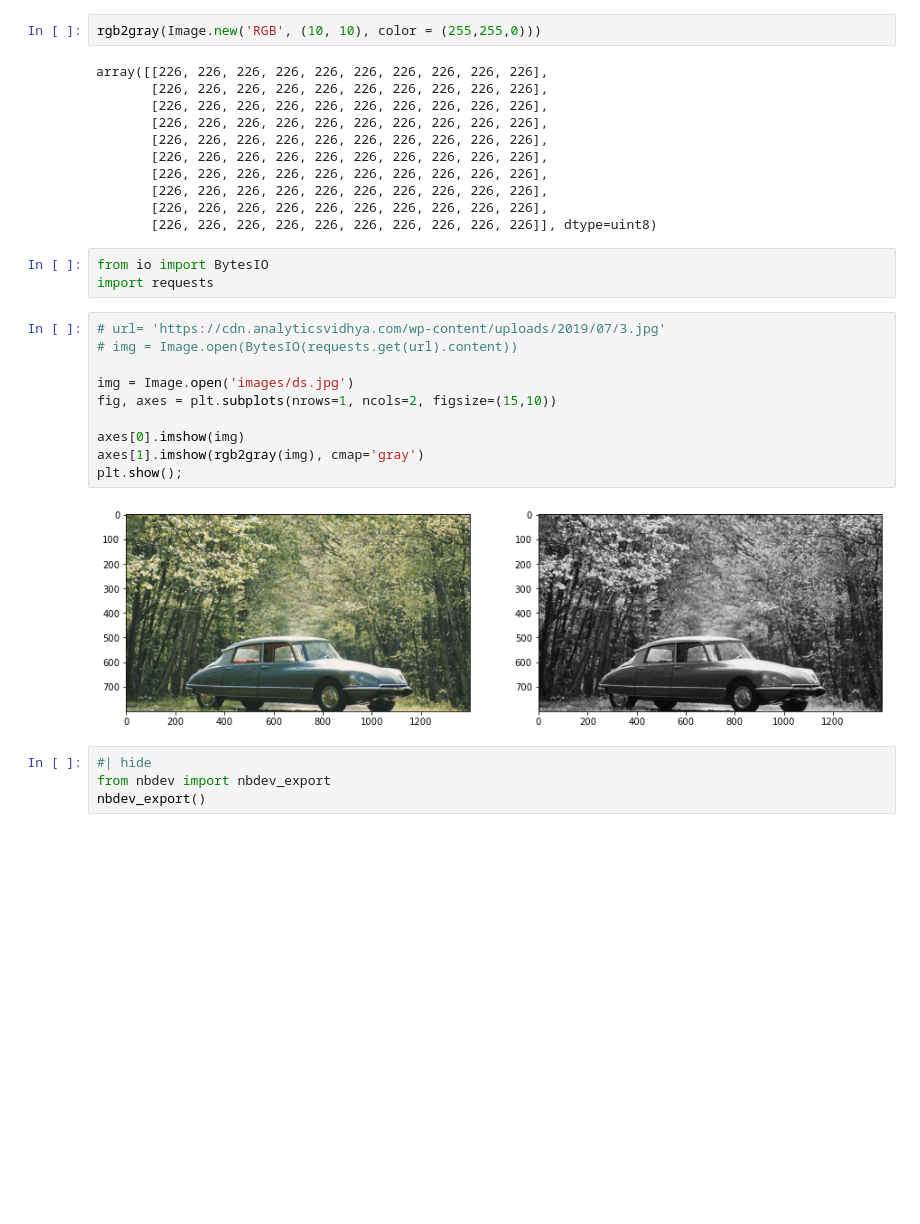
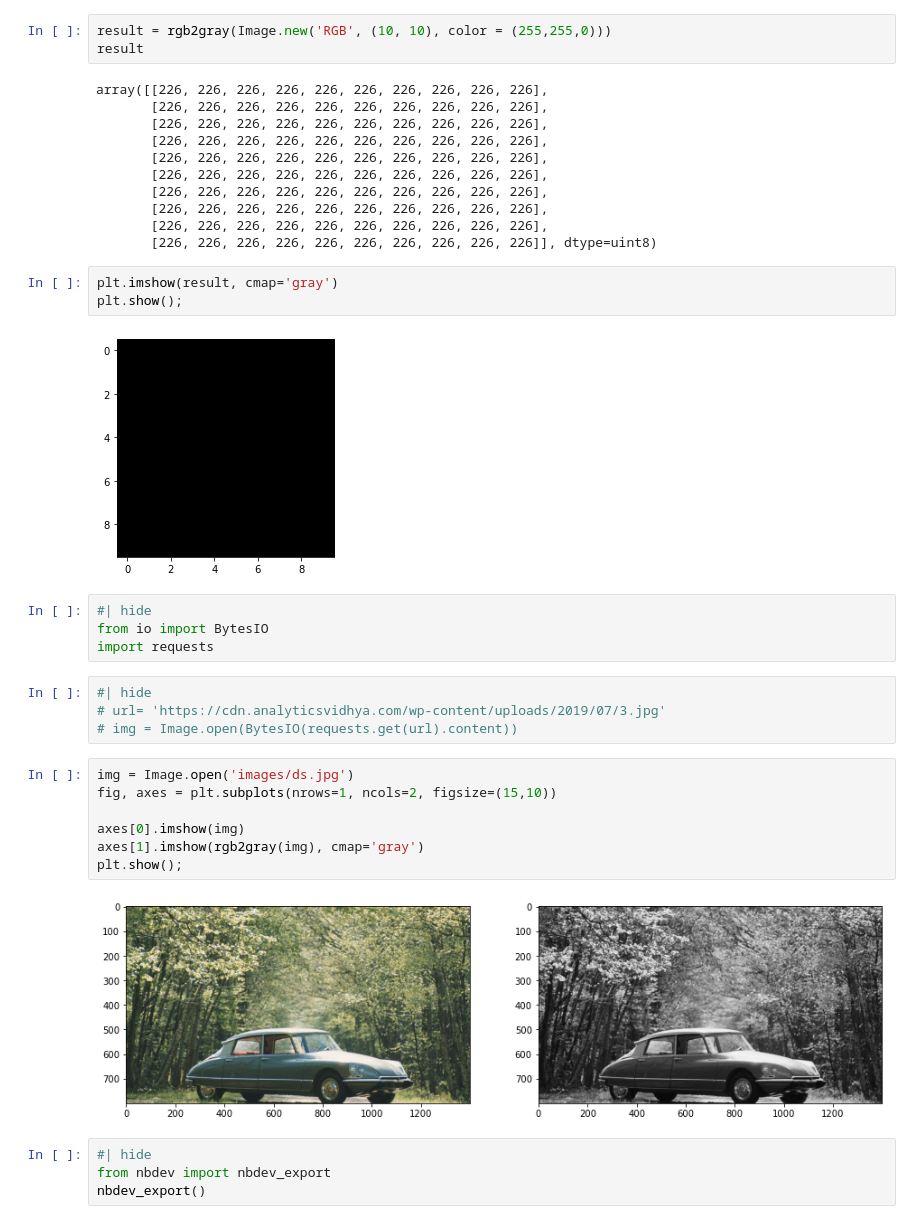
Before and after one commit to camille1/rgb2gray, a Jupyter notebook: nbs/index.ipynb, the cells around one changed output. Saved outputs shown, nothing was run; the diff lists cells and outputs as text; blank space fills up the shorter version.

```diff
--- a/nbs/index.ipynb
+++ b/nbs/index.ipynb
@@ -23,5 +21,6 @@ import requests
 # %%
-rgb2gray(Image.new('RGB', (10, 10), color = (255,255,0)))
+result = rgb2gray(Image.new('RGB', (10, 10), color = (255,255,0)))
+result
 # %% [output]
 array([[226, 226, 226, 226, 226, 226, 226, 226, 226, 226],
        [226, 226, 226, 226, 226, 226, 226, 226, 226, 226],
@@ -33,13 +32,20 @@ array([[226, 226, 226, 226, 226, 226, 226, 226, 226, 226],
        [226, 226, 226, 226, 226, 226, 226, 226, 226, 226],
        [226, 226, 226, 226, 226, 226, 226, 226, 226, 226],
        [226, 226, 226, 226, 226, 226, 226, 226, 226, 226]], dtype=uint8)
+# %%
+plt.imshow(result, cmap='gray')
+plt.show();
+# %% [output]
+[figure, added]
 # %%
+#| hide
 from io import BytesIO
 import requests
+# %%
+#| hide
+# url= 'https://cdn.analyticsvidhya.com/wp-content/uploads/2019/07/3.jpg'
+# img = Image.open(BytesIO(requests.get(url).content))
 # %%
-# url= 'https://cdn.analyticsvidhya.com/wp-content/uploads/2019/07/3.jpg'
-# img = Image.open(BytesIO(requests.get(url).content))
-
 img = Image.open('images/ds.jpg')
 fig, axes = plt.subplots(nrows=1, ncols=2, figsize=(15,10))
 
```
Also changed, not shown: parts of 1 cell of this notebook, 1 other file.
